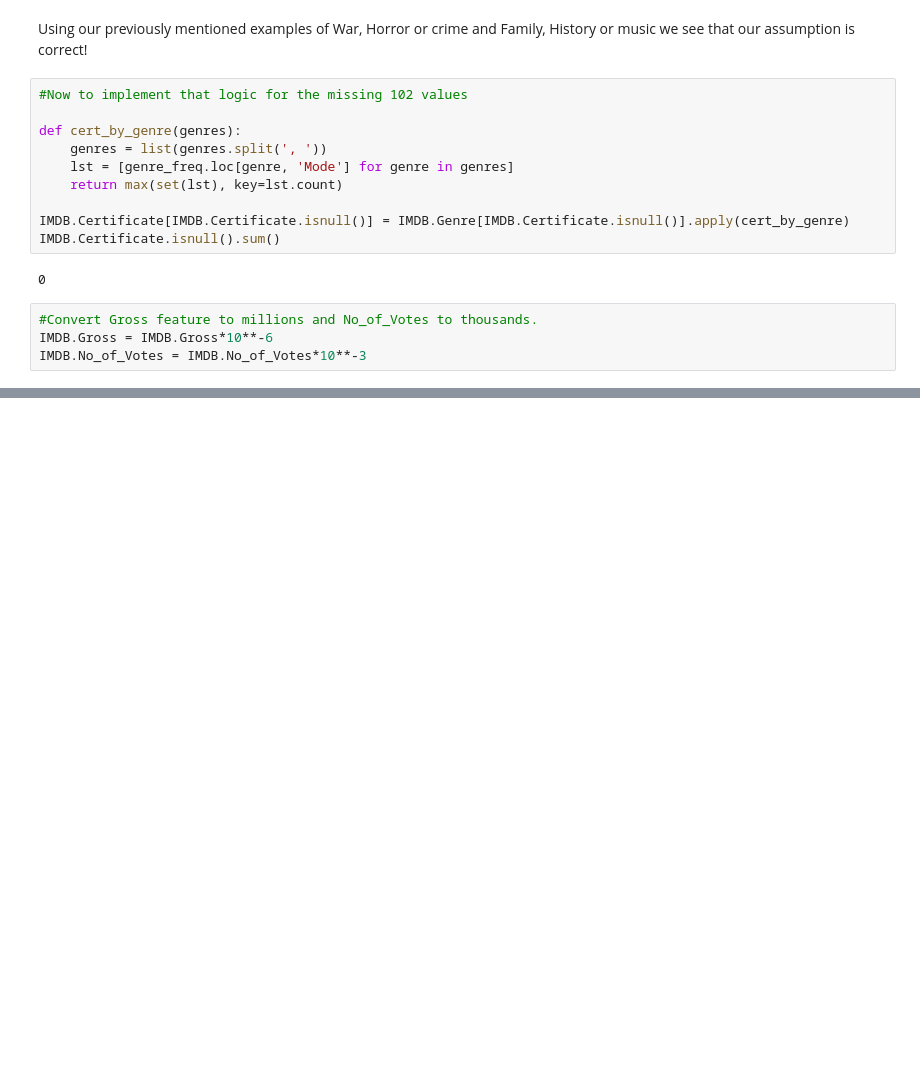
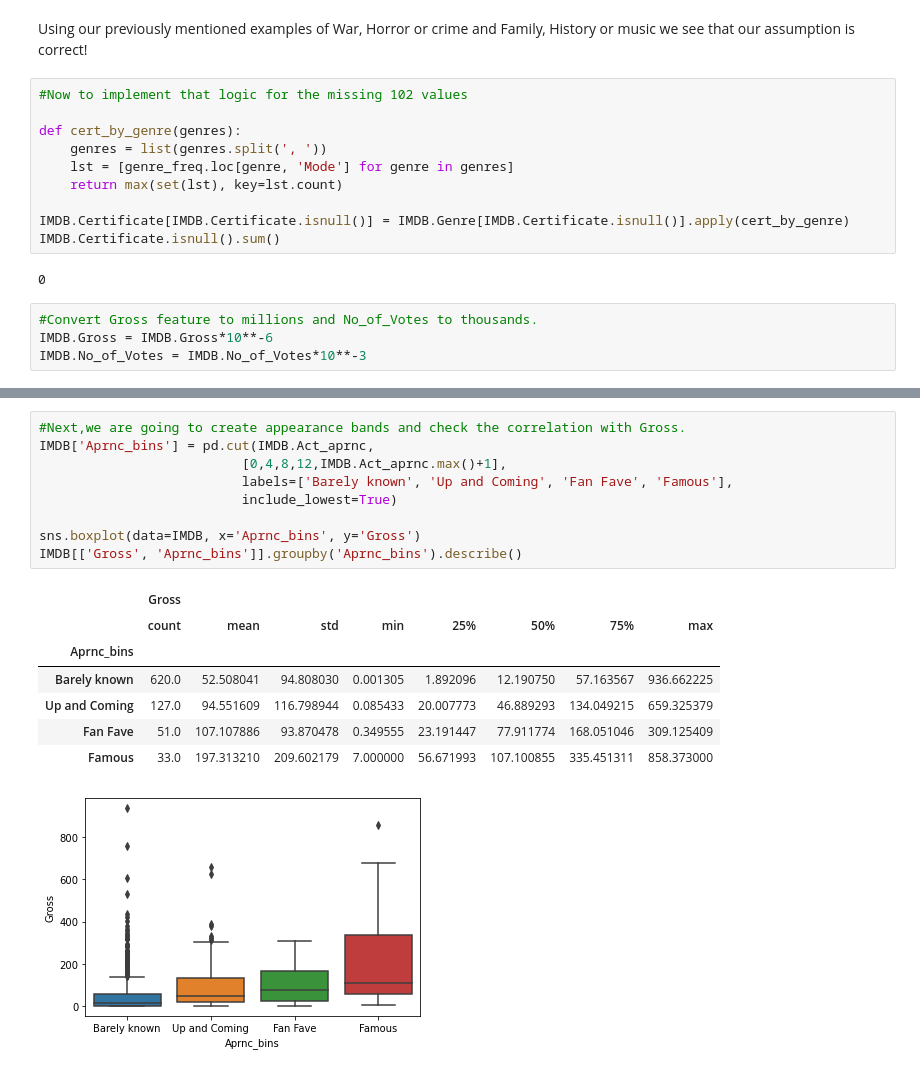
Before and after one commit to conortcahalane/UCDPythonProject2023, a Jupyter notebook: IMDBProjectHJupyter.ipynb, the cells around one changed output, grey strips where cells are left out. Saved outputs shown, nothing was run; the diff lists cells and outputs as text; blank space fills up the shorter version.

```diff
--- a/IMDBProjectHJupyter.ipynb
+++ b/IMDBProjectHJupyter.ipynb
@@ -808,0 +832,18 @@ IMDB.head()
+# %%
+#Next,we are going to create appearance bands and check the correlation with Gross.
+IMDB['Aprnc_bins'] = pd.cut(IMDB.Act_aprnc,
+                          [0,4,8,12,IMDB.Act_aprnc.max()+1],
+                          labels=['Barely known', 'Up and Coming', 'Fan Fave', 'Famous'],
+                          include_lowest=True)
+
+sns.boxplot(data=IMDB, x='Aprnc_bins', y='Gross')
+IMDB[['Gross', 'Aprnc_bins']].groupby('Aprnc_bins').describe()
+# %% [output]
+|  | Gross |  |  |  |  |  |  |  |
+|  | count | mean | std | min | 25% | 50% | 75% | max |
+| Aprnc_bins |  |  |  |  |  |  |  |  |
+| Barely known | 620.0 | 52.508041 | 94.808030 | 0.001305 | 1.892096 | 12.190750 | 57.163567 | 936.662225 |
+| Up and Coming | 127.0 | 94.551609 | 116.798944 | 0.085433 | 20.007773 | 46.889293 | 134.049215 | 659.325379 |
+| Fan Fave | 51.0 | 107.107886 | 93.870478 | 0.349555 | 23.191447 | 77.911774 | 168.051046 | 309.125409 |
+| Famous | 33.0 | 197.313210 | 209.602179 | 7.000000 | 56.671993 | 107.100855 | 335.451311 | 858.373000 |
+[figure, added]
```
Also changed, not shown: parts of 28 cells of this notebook, 1 other file.
